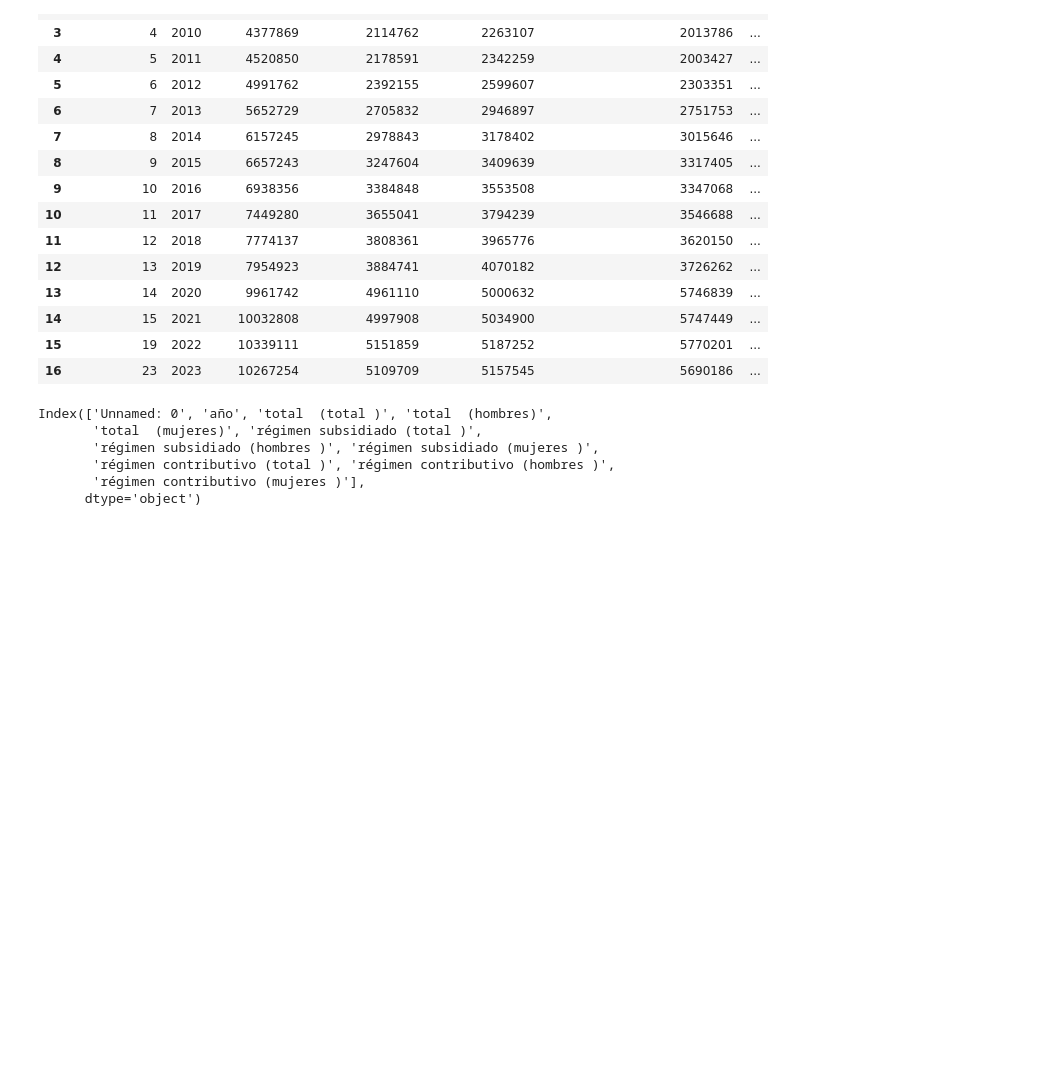
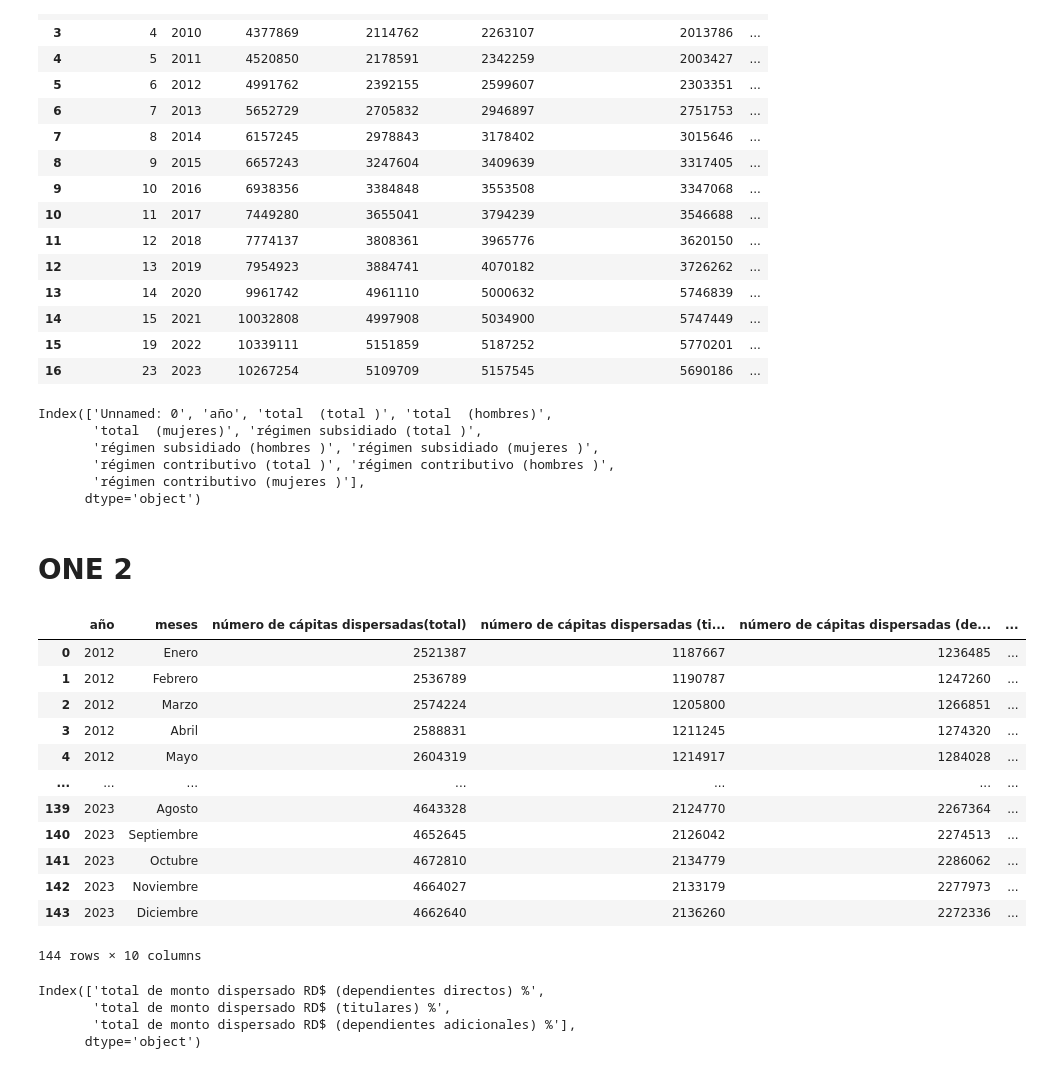
Before and after one commit to HarolReyes0/AnalisisIngresosPercapita, a Jupyter notebook: notebooks/charts.ipynb, the cells around one changed output. Drawn from its saved outputs; the diff is of its cells as text; code cells hidden in the pictures; blank space fills up the shorter version.

```diff
--- a/notebooks/charts.ipynb
+++ b/notebooks/charts.ipynb
@@ -118,3 +118,23 @@ px.bar(
     y=y_axis_data,
     barmode='group'
 )
+# %% [markdown]
+# ONE 2
+# %%
+data = pd.read_excel('../data/processed/one/one 2.xlsx')
+pd.options.display.float_format = '{:.2f}'.format
+data
+# %% [output]
+|  | año | meses | número de cápitas dispersadas(total) | número de cápitas dispersadas (ti... | número de cápitas dispersadas (de... | ... |
+| 0 | 2012 | Enero | 2521387 | 1187667 | 1236485 | ... |
+| 1 | 2012 | Febrero | 2536789 | 1190787 | 1247260 | ... |
+| 2 | 2012 | Marzo | 2574224 | 1205800 | 1266851 | ... |
+| 3 | 2012 | Abril | 2588831 | 1211245 | 1274320 | ... |
+| 4 | 2012 | Mayo | 2604319 | 1214917 | 1284028 | ... |
+| ... | ... | ... | ... | ... | ... | ... |
+| 139 | 2023 | Agosto | 4643328 | 2124770 | 2267364 | ... |
+| 140 | 2023 | Septiembre | 4652645 | 2126042 | 2274513 | ... |
+| 141 | 2023 | Octubre | 4672810 | 2134779 | 2286062 | ... |
+| 142 | 2023 | Noviembre | 4664027 | 2133179 | 2277973 | ... |
+| 143 | 2023 | Diciembre | 4662640 | 2136260 | 2272336 | ... |
+144 rows × 10 columns
@@ -120,0 +173,7 @@ px.bar(
+# %%
+data.columns[-3:]
+# %% [output]
+Index(['total de monto dispersado RD$ (dependientes directos) %',
+       'total de monto dispersado RD$ (titulares) %',
+       'total de monto dispersado RD$ (dependientes adicionales) %'],
+      dtype='object')
```
Also changed, not shown: parts of 6 cells of this notebook.
